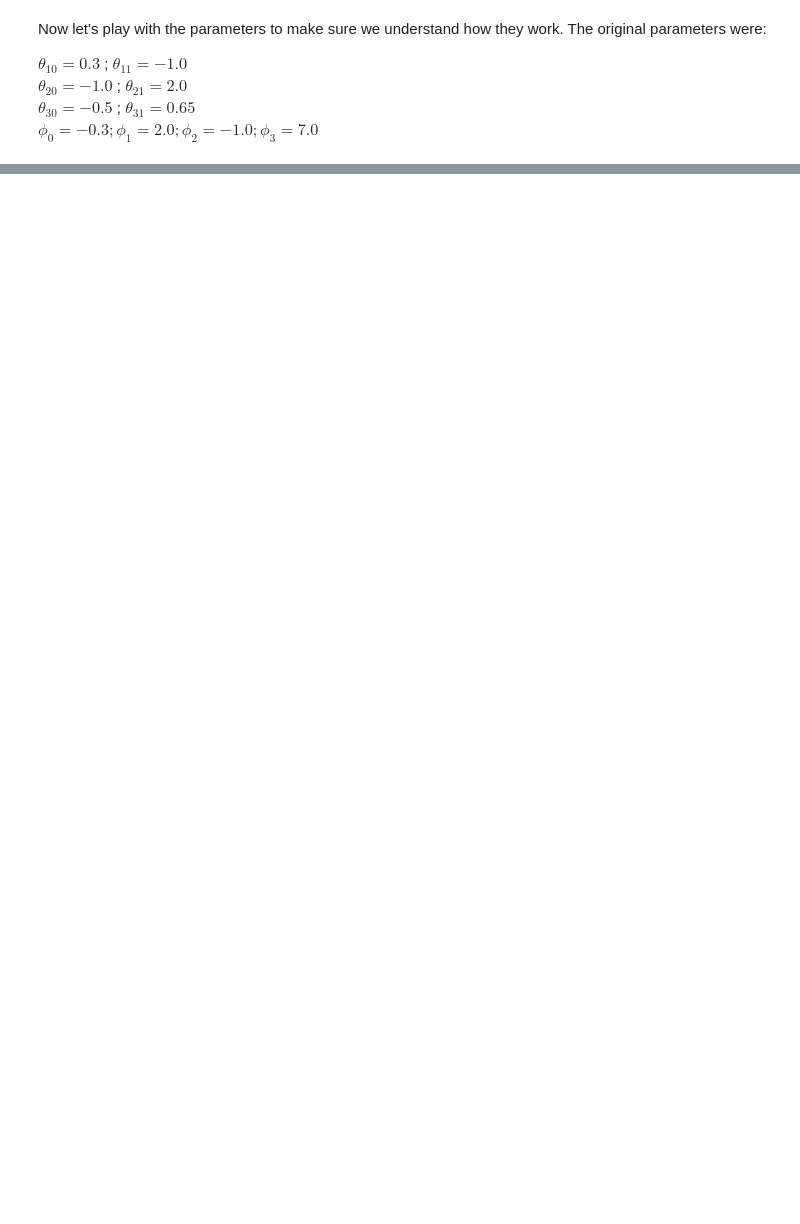
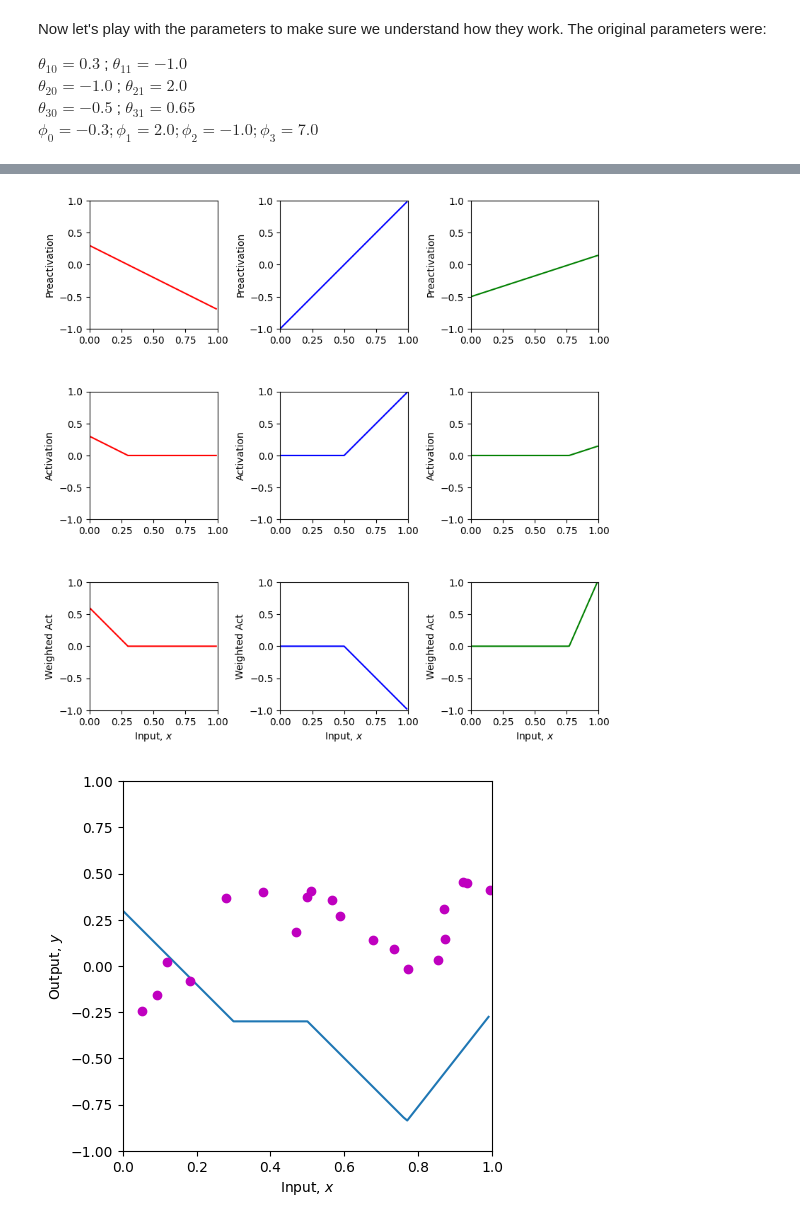
Before and after one commit to udlbook/iclimbtrees, a Jupyter notebook: notebooks/ShallowNN/NeuralNetworkExample_Answers.ipynb, the cells around one changed output, grey strips where cells are left out. Cells and saved outputs as stored; diff of their text form; code cells hidden in the pictures; blank space fills up the shorter version.

```diff
--- a/notebooks/ShallowNN/NeuralNetworkExample_Answers.ipynb
+++ b/notebooks/ShallowNN/NeuralNetworkExample_Answers.ipynb
@@ -177,14 +186,11 @@ L[\boldsymbol\phi] = \sum_{i=1}^{I}(y_{i}-\text{f}[x_{i},\boldsymbol\phi])^2
 \end{equation}
 
 where $(x_i,y_i)$ is an input/output training pair and $\text{f}[\bullet,\boldsymbol\phi]$ is the neural network with parameters $\boldsymbol\phi$.  The first term in the brackets is the ground truth output and the second term is the prediction of the model
-# %%
-# Least squares function
-def least_squares_loss(y_train, y_predict):
-  # TODO Replace the line below to compute the sum of squared
-  # differences between the real values of y and the predicted values from the model f[x_i,phi]
-  # (see figure 2.2 of the book)
-  # you will need to use the function np.sum
-  loss = 0
-
-  return loss
+# %%
+# Least squares function
+def least_squares_loss(y_train, y_predict):
+
+  loss = np.sum((y_train-y_predict)*(y_train-y_predict))
+
+  return loss
 # %%
@@ -226,0 +218,37 @@ print('Your Loss = %3.3f, True value = 9.385'%(loss))
+# %%
+# Define training data pairs
+x_train = np.array([0.09291784,0.46809093,0.93089486,0.67612654,0.73441752,0.86847339,\
+                  0.49873225,0.51083168,0.18343972,0.99380898,0.27840809,0.38028817,\
+                  0.12055708,0.56715537,0.92005746,0.77072270,0.85278176,0.05315950,\
+                  0.87168699,0.58858043])
+y_train = np.array([-0.15934537,0.18195445,0.451270150,0.13921448,0.09366691,0.30567674,\
+                    0.372291170,0.40716968,-0.08131792,0.41187806,0.36943738,0.3994327,\
+                    0.019062570,0.35820410,0.452564960,-0.0183121,0.02957665,-0.24354444, \
+                    0.148038840,0.26824970])
+
+# Now lets define some parameters, run the neural network, and compute the loss
+theta_10 =  0.3 ; theta_11 = -1.0
+theta_20 = -1.0  ; theta_21 = 2.0
+theta_30 = -0.5  ; theta_31 = 0.65
+phi_0 = -0.3; phi_1 = 2.0; phi_2 = -1.0; phi_3 = 7.0
+
+plot_and_calc_loss(ReLU, phi_0, phi_1, phi_2, phi_3, theta_10, theta_11, \
+                       theta_20, theta_21, theta_30, theta_31, x_train, y_train)
+
+# TODO.  Manipulate the parameters (by hand!) to make the function
+# fit the data better and try to reduce the loss to as small a number
+# as possible.  The best that I could do was 0.181
+# Tip... start by manipulating phi_0.
+# It's not that easy, so don't spend too much time on this!
+
+# These parameters give a loss of 0.181
+theta_10 = 0.3 ; theta_11 = -1.0
+theta_20 = -1.0  ; theta_21 = 1.8
+theta_30 = -0.5  ; theta_31 = 0.65
+phi_0 = 0.3; phi_1 = -2.0; phi_2 = -1.0; phi_3 = 7.0
+
+plot_and_calc_loss(ReLU, phi_0, phi_1, phi_2, phi_3, theta_10, theta_11, \
+                       theta_20, theta_21, theta_30, theta_31, x_train, y_train)
+# %% [output]
+[figure, added]
+[figure, added]
```
Also changed, not shown: parts of 12 cells of this notebook.
